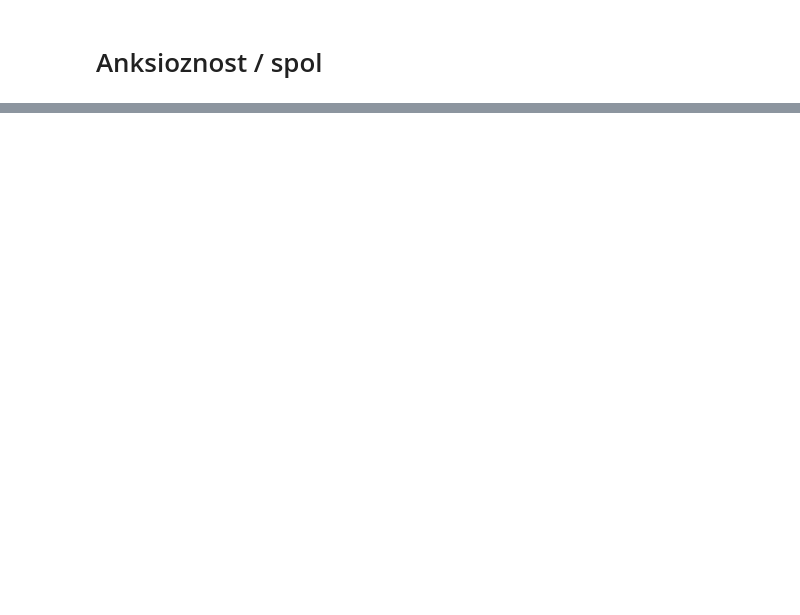
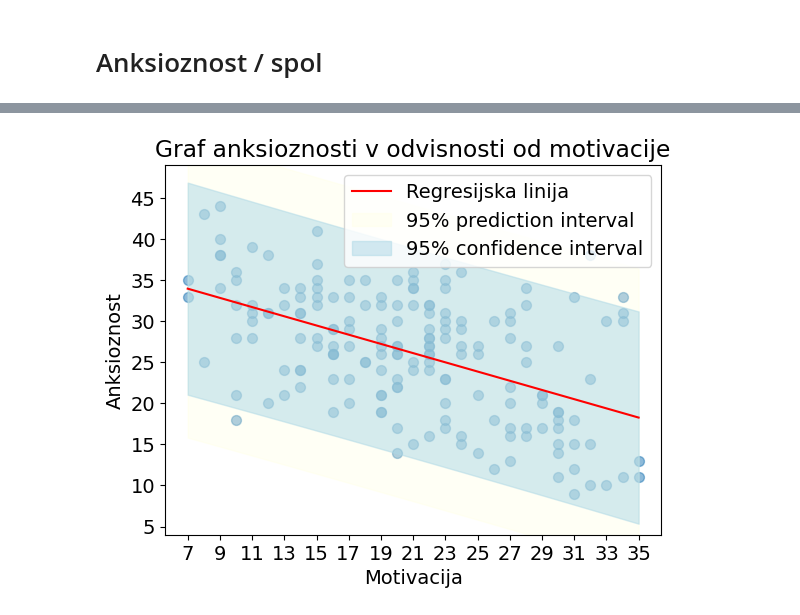
Before and after one commit to borbregant/ai_tandem_learning, a Jupyter notebook: korelacija_anksioznost_motivacija.ipynb, the cells around one changed output, grey strips where cells are left out. Drawn from its saved outputs; the diff is of its cells as text; code cells hidden in the pictures; blank space fills up the shorter version.

```diff
--- a/korelacija_anksioznost_motivacija.ipynb
+++ b/korelacija_anksioznost_motivacija.ipynb
@@ -417,0 +391,57 @@ Eta-squared: 0.001
+# %%
+df = pd.read_excel("data_anksioznost_motivacija.xlsx")
+df = df.drop('Unnamed: 0', axis=1)
+df = df.apply(pd.to_numeric, errors='coerce')
+# %%
+from sklearn.linear_model import LinearRegression
+import numpy as np
+import matplotlib.pyplot as plt
+import pandas as pd
+from scipy import stats
+
+# Assuming df is your DataFrame containing columns "Motivacija" and "Anksioznost"
+
+# Scatter plot
+plt.scatter(df["Motivacija"], df["Anksioznost"], alpha=0.5, s=50)  # Adjust 's' (size) as needed
+plt.xlabel('Motivacija')
+plt.ylabel('Anksioznost')
+plt.title('Graf anksioznosti v odvisnosti od motivacije')
+
+# Calculate linear regression (OLS)
+X = df[["Motivacija"]]
+y = df["Anksioznost"]
+
+model = LinearRegression().fit(X, y)
+slope = model.coef_[0]
+intercept = model.intercept_
+
+# Create regression line
+x_values = np.linspace(df["Motivacija"].min(), df["Motivacija"].max(), 100)
+y_values = intercept + slope * x_values
+
+# Plot regression line
+plt.plot(x_values, y_values, color='red', label='Regresijska linija')
+
+# Set ticks and adjust y-axis limits
+plt.xticks(np.arange(df["Motivacija"].min(), df["Motivacija"].max() + 1, 2))
+plt.ylim([df["Anksioznost"].min() - 5, df["Anksioznost"].max() + 5])  # Adjust the range as needed
+
+# Confidence and prediction intervals
+residual = y - model.predict(X)
+std_error = np.sqrt(np.sum(residual ** 2) / (X.shape[0] - 2))  # Standard deviation of the error
+t = stats.t.ppf(0.975, X.shape[0] - 2)  # Students statistic of interval confidence
+
+# calculating the confidence interval
+ci = t * std_error * (1 + 1 / X.shape[0] + (x_values - np.mean(X.values)) ** 2 / np.sum((X.values - np.mean(X.values)) ** 2)) ** 0.5
+
+# calculating the prediction interval
+pi = t * std_error * (1 + 1 / X.shape[0] + 1 + (x_values - np.mean(X.values)) ** 2 / np.sum((X.values - np.mean(X.values)) ** 2)) ** 0.5
+
+# Plotting intervals with transparency
+plt.fill_between(x_values, y_values + pi, y_values - pi, color='lightyellow', alpha=0.3, label='95% prediction interval')
+plt.fill_between(x_values, y_values + ci, y_values - ci, color='lightblue', alpha=0.5, label='95% confidence interval')
+
+plt.legend()
+plt.show()
+# %% [output]
+[figure, added]
```
Also changed, not shown: parts of 20 cells of this notebook, 5 other files.
